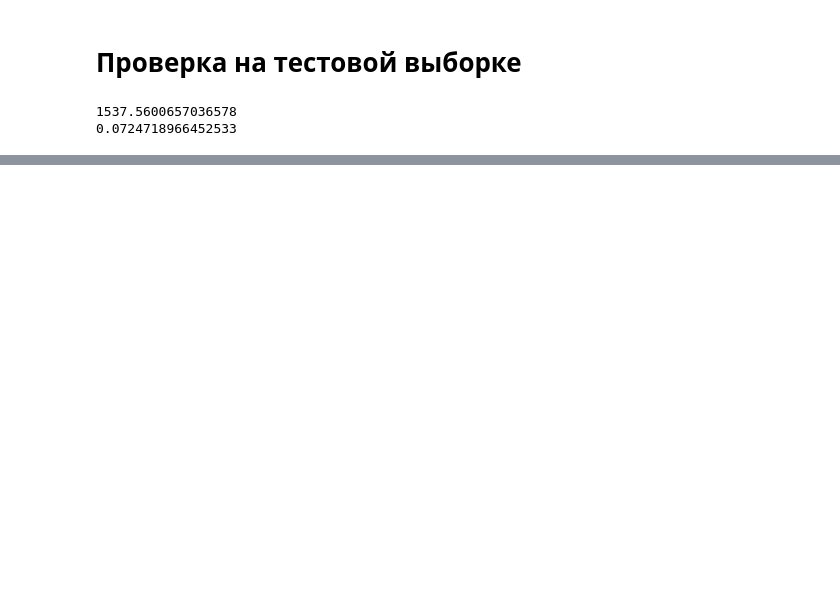
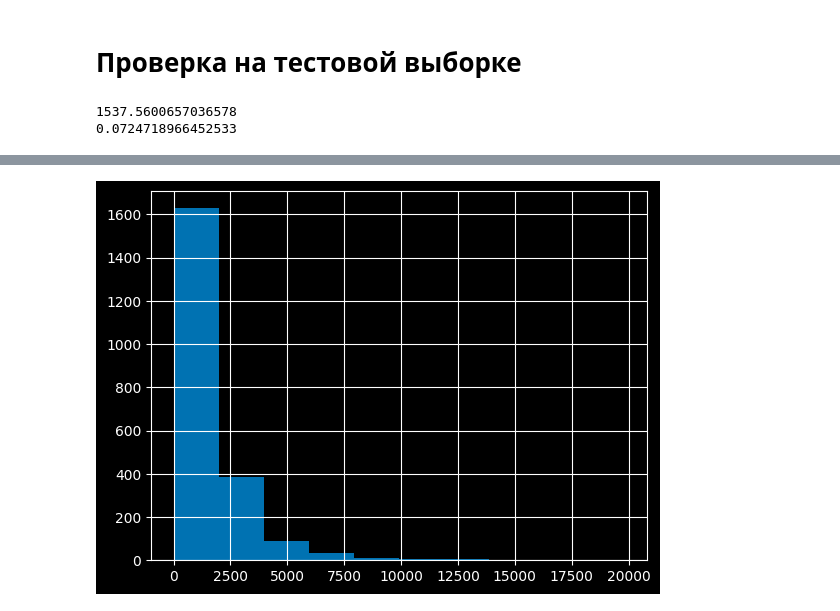
Before and after one commit to Zetis659/Data_Science_GM, a Jupyter notebook: 6.Model_analysis/Model_analysis.ipynb, the cells around one changed output, grey strips where cells are left out. Drawn from its saved outputs; the diff is of its cells as text; code cells hidden in the pictures; blank space fills up the shorter version.

```diff
--- a/6.Model_analysis/Model_analysis.ipynb
+++ b/6.Model_analysis/Model_analysis.ipynb
@@ -111,0 +145,2 @@ error(test['price'],test['price_pred'])
+# %%
+test['error_abs'] = abs(test.error)
@@ -111,0 +156,4 @@ error(test['price'],test['price_pred'])
+# %%
+test.error_abs.hist();
+# %% [output]
+[figure, added]
```
Also changed, not shown: parts of 89 cells of this notebook, 4 other files.
